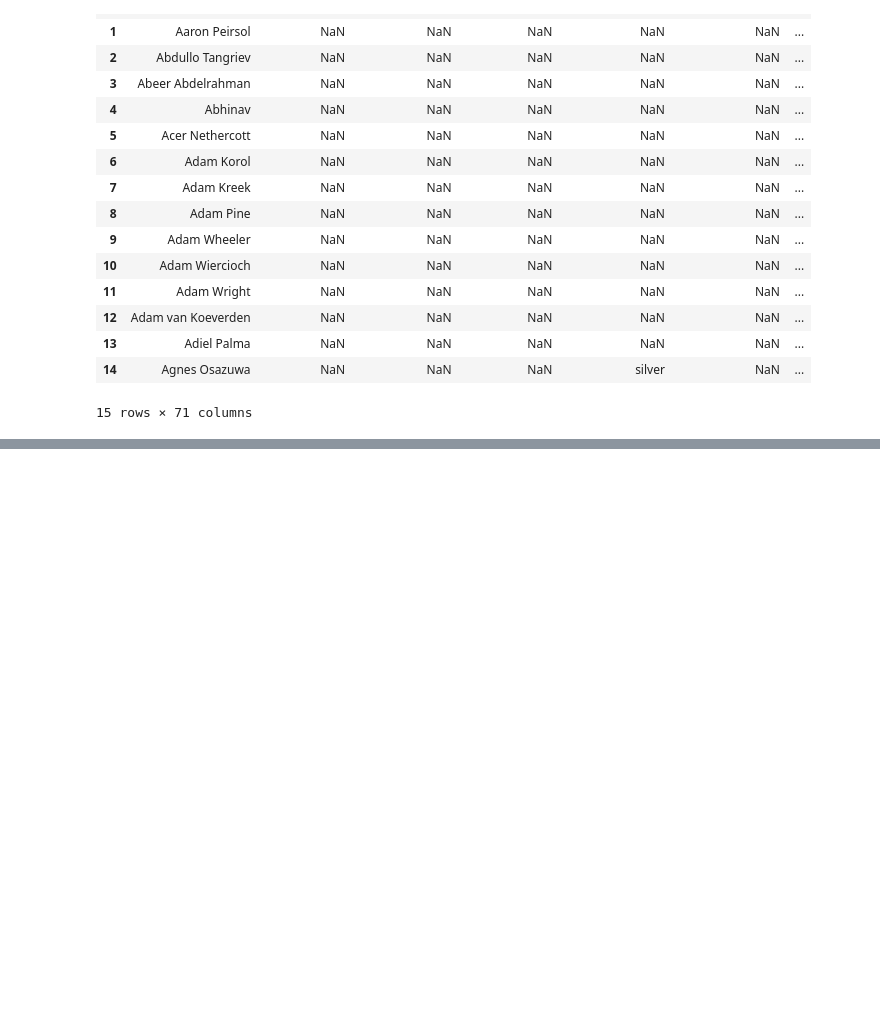
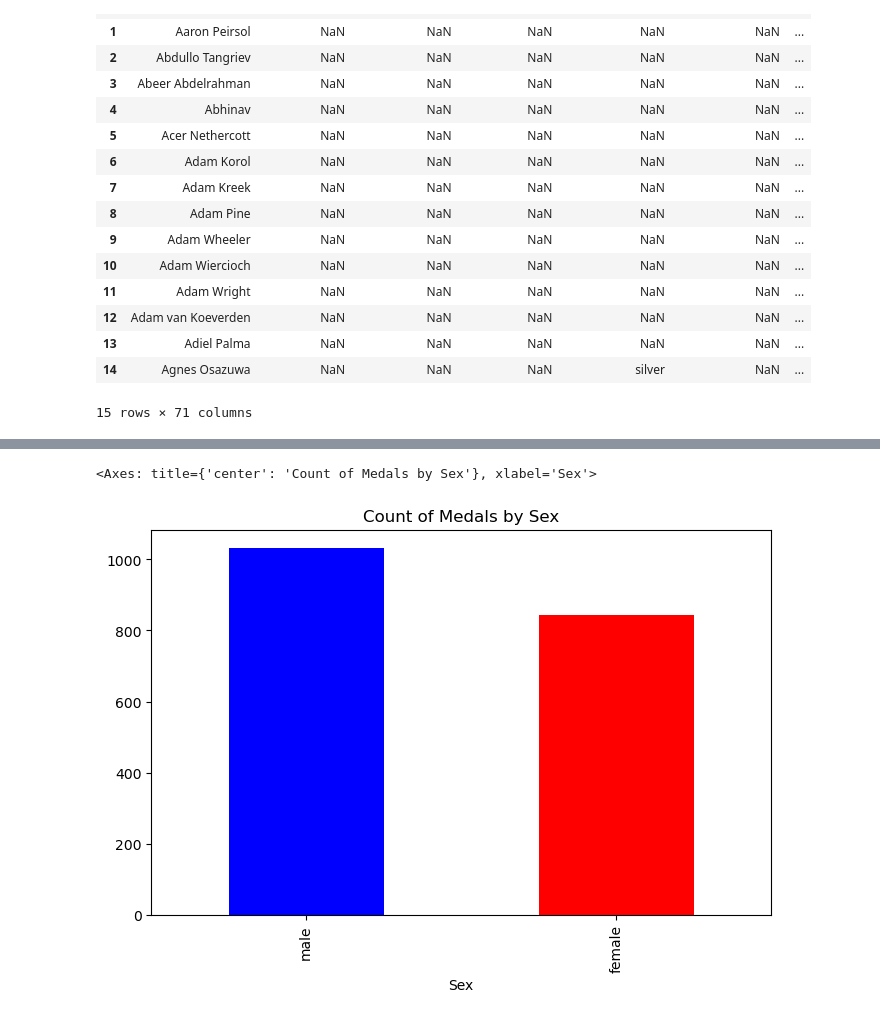
Before and after one commit to wsteadman/Steadman-Data-Science-Portfolio, a Jupyter notebook: Tidy Data Project/Olympians.ipynb, the cells around one changed output, grey strips where cells are left out. Drawn from its saved outputs; the diff is of its cells as text; code cells hidden in the pictures; blank space fills up the shorter version.

```diff
--- a/Tidy Data Project/Olympians.ipynb
+++ b/Tidy Data Project/Olympians.ipynb
@@ -89,0 +80,15 @@ plt.show()
+# %%
+# make variable that counts occurences of each sex
+Sex_count = df_melted['Sex'].value_counts()
+
+# Create a bar plot
+Sex_count.plot(
+    kind='bar',                       # bar chart visualization
+    color=['blue', 'red'],            # Sets gold, silver, and brown as bar colors
+    figsize=(8, 5),                   # Sets the figure size to 8 in wide and 5 in tall
+    title='Count of Medals by Sex',   # Add title
+    xlabel='Sex',                     # Add x-label
+    )
+# %% [output]
+<Axes: title={'center': 'Count of Medals by Sex'}, xlabel='Sex'>
+[figure, added]
```
Also changed, not shown: parts of 5 cells of this notebook.
